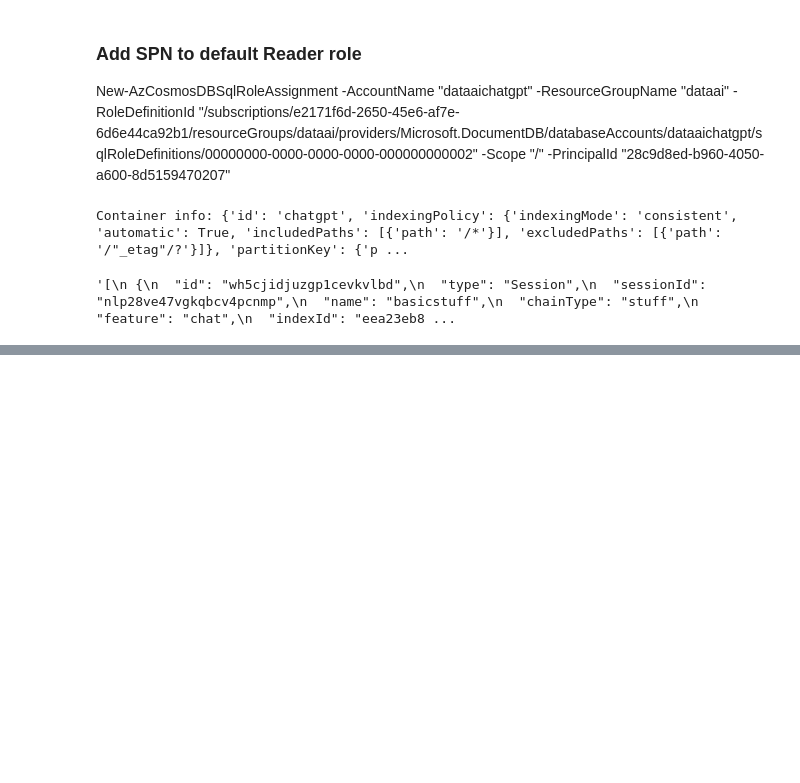
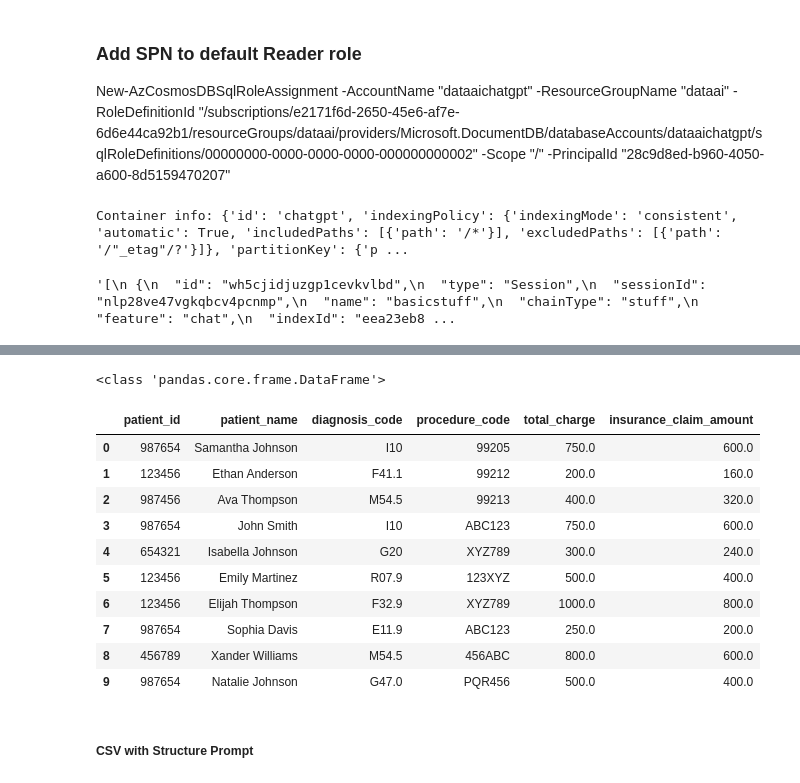
Before and after one commit to akshata29/aoaiworkshop, a Jupyter notebook: 99_Playground.ipynb, the cells around one changed output, grey strips where cells are left out. Saved outputs shown, nothing was run; the diff lists cells and outputs as text; code cells hidden in the pictures; blank space fills up the shorter version.

```diff
--- a/99_Playground.ipynb
+++ b/99_Playground.ipynb
@@ -76,0 +643,8 @@ output
+# %%
+class MedicalBilling(BaseModel):
+    patient_id: int
+    patient_name: str
+    diagnosis_code: str
+    procedure_code: str
+    total_charge: float
+    insurance_claim_amount: float
@@ -76,0 +670,52 @@ output
+# %%
+synthetic_data_generator = create_openai_data_generator(
+    output_schema=MedicalBilling,
+    llm = AzureChatOpenAI(
+                        azure_endpoint=os.getenv('OpenAiEndPoint'),
+                        api_version=os.getenv('OpenAiVersion'),
+                        azure_deployment=os.getenv('OpenAiChat16k'),
+                        temperature=1,
+                        api_key=os.getenv('OpenAiKey')),
+    prompt=prompt_template)
+# %%
+synthetic_results = synthetic_data_generator.generate(
+    subject="medical_billing",
+    extra="the name must be chosen at random. Make it something you wouldn't normally choose.",
+    runs=10,
+)
+# %%
+import pandas as pd
+
+# Create a list of dictionaries from the objects
+synthetic_data = []
+for item in synthetic_results:
+    synthetic_data.append({
+        'patient_id': item.patient_id,
+        'patient_name': item.patient_name,
+        'diagnosis_code': item.diagnosis_code,
+        'procedure_code': item.procedure_code,
+        'total_charge': item.total_charge,
+        'insurance_claim_amount': item.insurance_claim_amount
+    })
+
+# Create a Pandas DataFrame from the list of dictionaries
+synthetic_df = pd.DataFrame(synthetic_data)
+
+# Display the DataFrame
+print(type(synthetic_df))
+synthetic_df
+# %% [output]
+<class 'pandas.core.frame.DataFrame'>
+|  | patient_id | patient_name | diagnosis_code | procedure_code | total_charge | insurance_claim_amount |
+| 0 | 987654 | Samantha Johnson | I10 | 99205 | 750.0 | 600.0 |
+| 1 | 123456 | Ethan Anderson | F41.1 | 99212 | 200.0 | 160.0 |
+| 2 | 987456 | Ava Thompson | M54.5 | 99213 | 400.0 | 320.0 |
+| 3 | 987654 | John Smith | I10 | ABC123 | 750.0 | 600.0 |
+| 4 | 654321 | Isabella Johnson | G20 | XYZ789 | 300.0 | 240.0 |
+| 5 | 123456 | Emily Martinez | R07.9 | 123XYZ | 500.0 | 400.0 |
+| 6 | 123456 | Elijah Thompson | F32.9 | XYZ789 | 1000.0 | 800.0 |
+| 7 | 987654 | Sophia Davis | E11.9 | ABC123 | 250.0 | 200.0 |
+| 8 | 456789 | Xander Williams | M54.5 | 456ABC | 800.0 | 600.0 |
+| 9 | 987654 | Natalie Johnson | G47.0 | PQR456 | 500.0 | 400.0 |
+# %% [markdown]
+##### CSV with Structure Prompt
```
Also changed, not shown: parts of 40 cells of this notebook, 19 other files.
